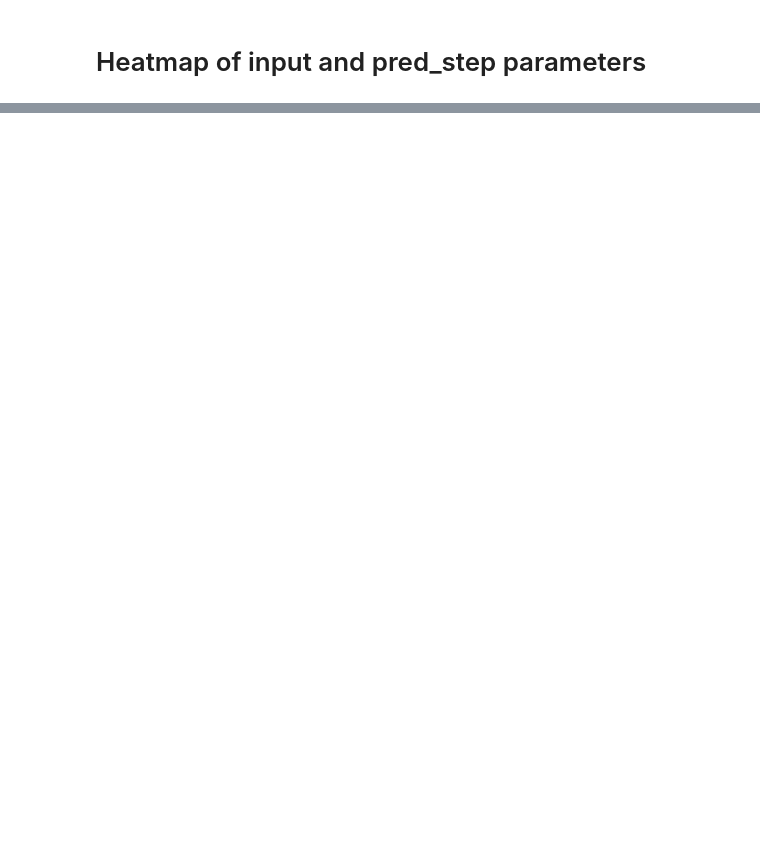
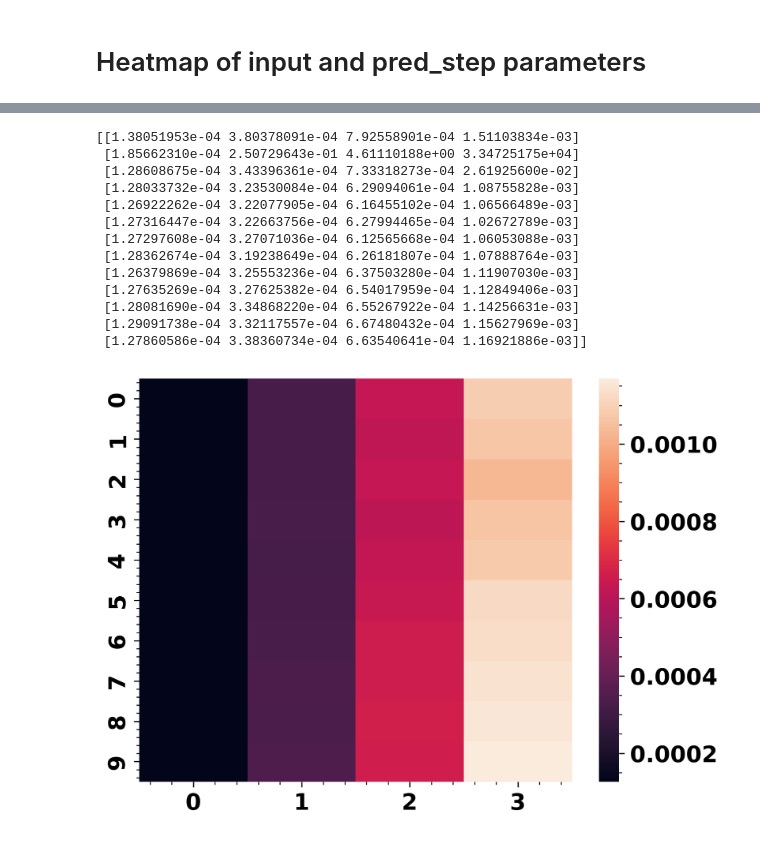
Before and after one commit to BirkDissing/Gemma_group, a Jupyter notebook: Master thesis/Code/Evaluate_models.ipynb, the cells around one changed output, grey strips where cells are left out. Drawn from its saved outputs; the diff is of its cells as text; code cells hidden in the pictures; blank space fills up the shorter version.

```diff
--- a/Master thesis/Code/Evaluate_models.ipynb
+++ b/Master thesis/Code/Evaluate_models.ipynb
@@ -226,8 +227,9 @@ mae = 0.2788369240685949 +- 2511.9437177593304
 mol = read("Data/Model_test/EtOH_moldyn_data.xyz", index=':5000')
 
 mae = np.zeros((13, 4))
-for i in range(4, 16):
-    for j in range(1, 5):
-        evaluate_model(mol=mol, input=i, pred_step=j, model="AR", order=2)
-        mae[i, j] = np.mean(evaluate_model(mol=mol, input=i, pred_step=j, model="AR", order=2))
+for i in range(13):
+    for j in range(4):
+        mol = read("Data/Model_test/EtOH_moldyn_data.xyz", index=':5000')
+        print(i, j)
+        mae[i, j] = np.mean(evaluate_model(mol=mol, input=i+4, pred_step=j+1, model="AR", order=2))
 # %% [output]
@@ -235,2 +253,18 @@ PropertyNotImplementedError: The property "forces" is not available.
 # %%
-sns.heatmap(mae)
+sns.heatmap(mae[3:,:])
+print(mae)
+# %% [output]
+[[1.38051953e-04 3.80378091e-04 7.92558901e-04 1.51103834e-03]
+ [1.85662310e-04 2.50729643e-01 4.61110188e+00 3.34725175e+04]
+ [1.28608675e-04 3.43396361e-04 7.33318273e-04 2.61925600e-02]
+ [1.28033732e-04 3.23530084e-04 6.29094061e-04 1.08755828e-03]
+ [1.26922262e-04 3.22077905e-04 6.16455102e-04 1.06566489e-03]
+ [1.27316447e-04 3.22663756e-04 6.27994465e-04 1.02672789e-03]
+ [1.27297608e-04 3.27071036e-04 6.12565668e-04 1.06053088e-03]
+ [1.28362674e-04 3.19238649e-04 6.26181807e-04 1.07888764e-03]
+ [1.26379869e-04 3.25553236e-04 6.37503280e-04 1.11907030e-03]
+ [1.27635269e-04 3.27625382e-04 6.54017959e-04 1.12849406e-03]
+ [1.28081690e-04 3.34868220e-04 6.55267922e-04 1.14256631e-03]
+ [1.29091738e-04 3.32117557e-04 6.67480432e-04 1.15627969e-03]
+ [1.27860586e-04 3.38360734e-04 6.63540641e-04 1.16921886e-03]]
+[figure, added]
```
Also changed, not shown: parts of 8 cells of this notebook, 11 other files.
